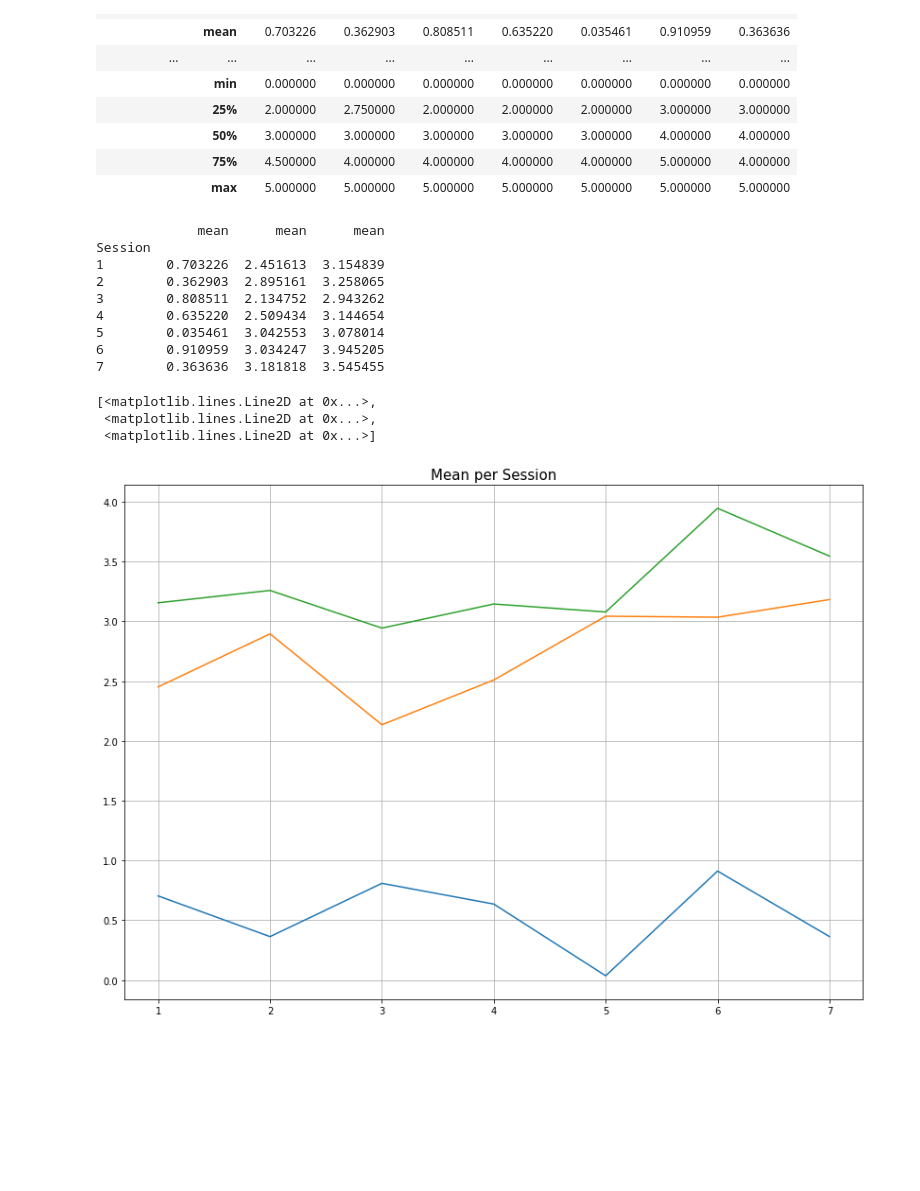
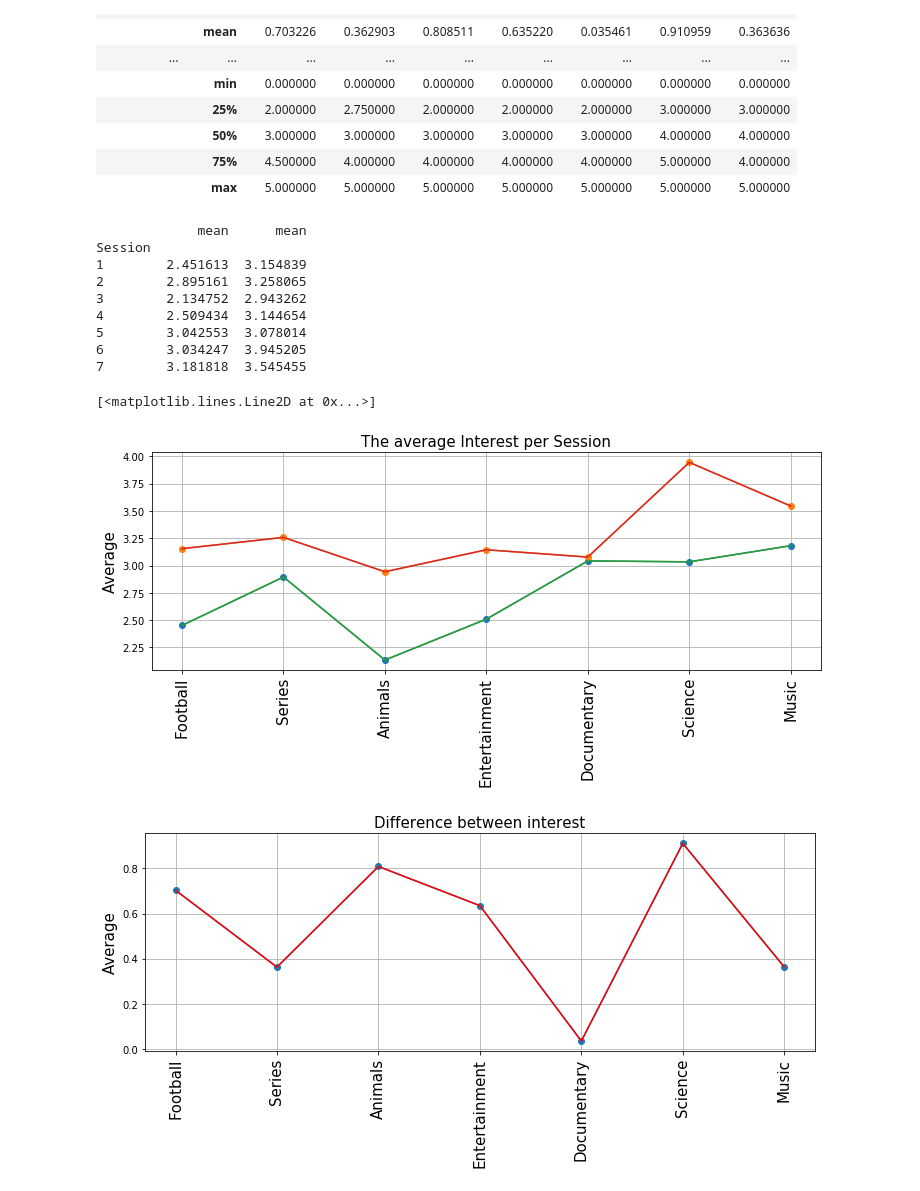
Before and after one commit to aliamin7/QoE-experiment-Data-Analysis, a Jupyter notebook: Data_Analysis.ipynb, the cells around one changed output. Cells and saved outputs as stored; diff of their text form; code cells hidden in the pictures; blank space fills up the shorter version.

```diff
--- a/Data_Analysis.ipynb
+++ b/Data_Analysis.ipynb
@@ -5,3 +29,9 @@ By Ali AMIN
 import pandas as pd
 import numpy as np
 import matplotlib.pyplot as plt
+# %%
+qos_data = pd.read_csv('QoS.csv')
+qos_data_init = qos_data.drop(qos_data.columns[[0, 2, 3, 4, 5, 9, 10, 11, 12, 13, 15, 16]], axis=1)
+
+print(qos_data_init.info())
+qos_data_init.head()
@@ -8,7 +58,5 @@ import matplotlib.pyplot as plt
 # %%
-qos_data = pd.read_csv('QoS.csv')
-qos_data = qos_data.drop(qos_data.columns[[0,2,3, 4, 5,9,10,11,12,13,15,16]], axis=1)
-qos_data = qos_data.sort_values(by=['Session'],ascending=[True],axis=0)
+qos_data = qos_data_init.sort_values(by=['Session'],ascending=[True],axis=0)
 
 qos_data_stats = qos_data.groupby("Session").describe().T
 
@@ -37,34 +85,60 @@ qos_data_stats
 # %%
 Annoy_mean = qos_data_stats.loc['Annoyance'].loc['mean']
 Dif_LH_mean = qos_data_stats.loc['Dif_interests'].loc['mean']
 HQ_mean = qos_data_stats.loc['intHighQoS'].loc['mean']
 LQ_mean = qos_data_stats.loc['intLowQoS'].loc['mean']
 Stress_mean = qos_data_stats.loc['Stress'].loc['mean']
 Fav_mean = qos_data_stats.loc['Preferred_video'].loc['mean']
 
-list_of_series = [Dif_LH_mean, HQ_mean, LQ_mean]
+Annoy_std = qos_data_stats.loc['Annoyance'].loc['std']
+Dif_LH_std = qos_data_stats.loc['Dif_interests'].loc['std']
+HQ_std = qos_data_stats.loc['intHighQoS'].loc['std']
+LQ_std = qos_data_stats.loc['intLowQoS'].loc['std']
+Stress_std = qos_data_stats.loc['Stress'].loc['std']
+Fav_std = qos_data_stats.loc['Preferred_video'].loc['std']
 
 
-Mean = pd.DataFrame(list_of_series).T
+list_of_series_Mean = [ HQ_mean, LQ_mean]
+list_of_series_Std= [ HQ_std, LQ_std]
+
+
+Mean = pd.DataFrame(list_of_series_Mean).T
+Std = pd.DataFrame(list_of_series_Std).T
+
+
 print(Mean)
 
-plt.figure(figsize = (14,10))
+plt.figure(figsize = (12,4))
 plt.grid(True)
 plt.title("The average Interest per Session",fontsize = 15)
-# plt.xlabel("Month",fontsize = 15)
-# plt.ylabel("Number of Flights",fontsize = 15)
+# plt.xlabel("Sessions",fontsize = 15)
+plt.ylabel("Average",fontsize = 15)
+plt.plot(Mean["mean"] ,'-o')
+plt.xticks(np.arange(1,8),['Football', 'Series', 'Animals', 'Entertainment', 'Documentary', 'Science', 'Music'],fontsize=15,rotation='vertical')
 plt.plot(Mean)
+
+
+
+plt.figure(figsize = (12,4))
+plt.grid(True)
+plt.title("Difference between interest",fontsize = 15)
+# plt.xlabel("Sessions",fontsize = 15)
+plt.ylabel("Average",fontsize = 15)
+plt.plot(Dif_LH_mean ,'-o')
+
+
+plt.xticks(np.arange(1,8),['Football', 'Series', 'Animals', 'Entertainment', 'Documentary', 'Science', 'Music'],fontsize=15,rotation='vertical')
+plt.plot(Dif_LH_mean, color = 'r')
 # %% [output]
-             mean      mean      mean
+             mean      mean
 Session
-1        0.703226  2.451613  3.154839
-2        0.362903  2.895161  3.258065
-3        0.808511  2.134752  2.943262
-4        0.635220  2.509434  3.144654
-5        0.035461  3.042553  3.078014
-6        0.910959  3.034247  3.945205
-7        0.363636  3.181818  3.545455
+1        2.451613  3.154839
+2        2.895161  3.258065
+3        2.134752  2.943262
+4        2.509434  3.144654
+5        3.042553  3.078014
+6        3.034247  3.945205
+7        3.181818  3.545455
-[<matplotlib.lines.Line2D at 0x...>,
- <matplotlib.lines.Line2D at 0x...>,
- <matplotlib.lines.Line2D at 0x...>]
+[<matplotlib.lines.Line2D at 0x...>]
-[figure, old version]
+[figure, new version]
+[figure, added]
```
Also changed, not shown: parts of 14 cells of this notebook.
